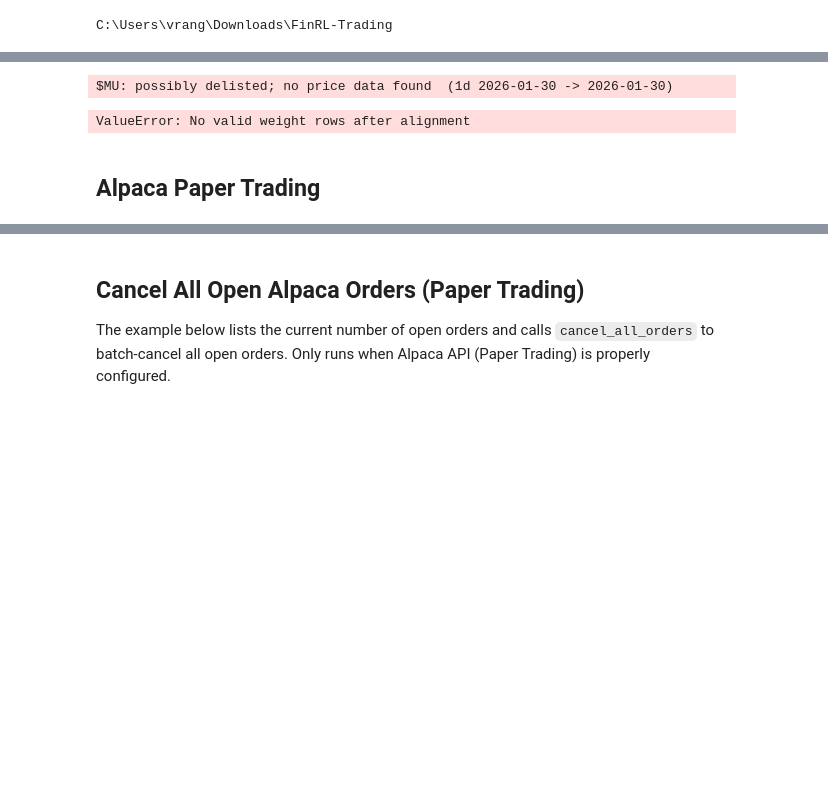
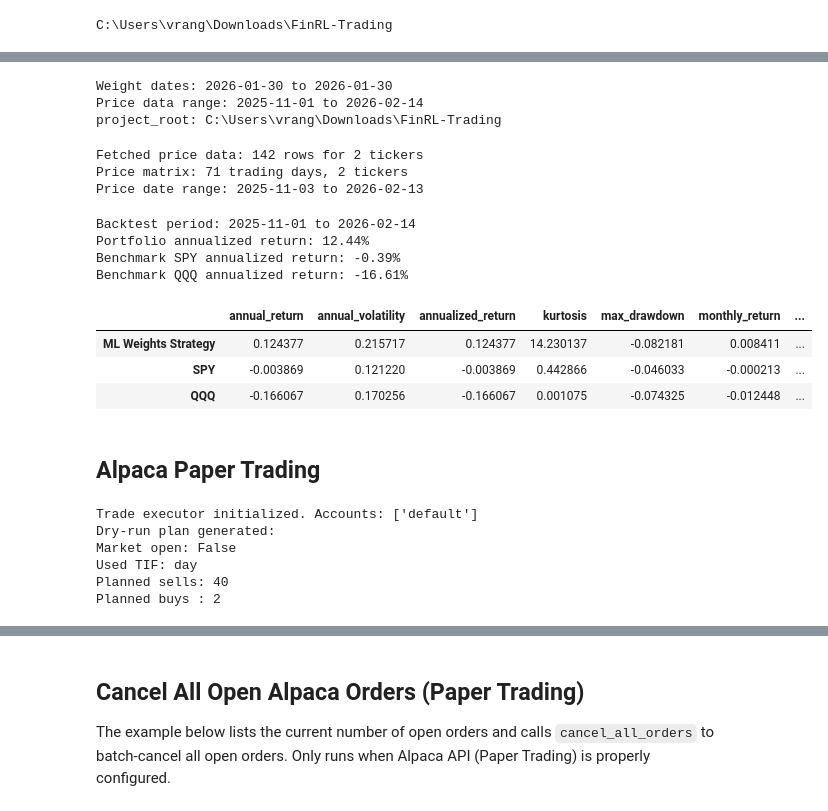
Before and after one commit to vrangayyan6/FinRL-Trading, a Jupyter notebook: examples/FinRL_Full_selection.ipynb, the cells around one changed output, grey strips where cells are left out. Drawn from its saved outputs; the diff is of its cells as text; code cells hidden in the pictures; blank space fills up the shorter version.

Commit message:
updated t_start , t_end, method nearest

```diff
--- a/examples/FinRL_Full_selection.ipynb
+++ b/examples/FinRL_Full_selection.ipynb
@@ -164,6 +194,7 @@ print(f"Saved weights to {out_path}")
 # %%
 # Backtest weights using the bt library and output metrics
 import pandas as pd
+from datetime import datetime, timedelta
 from src.backtest.backtest_engine import BacktestConfig, BacktestEngine
 from src.data.data_fetcher import fetch_price_data
 
@@ -188,8 +219,15 @@ weight_signals = weight_signals.loc[(weight_signals.sum(axis=1) > 0.0)]
 assert len(weight_signals) > 0, 'Weight matrix is empty — cannot run backtest'
 
 # Backtest time period
-t_start = weight_signals.index.min().strftime('%Y-%m-%d')
-t_end = (weight_signals.index.max()).strftime('%Y-%m-%d')
+# Extend start date 90 days before earliest weight and end date to today
+# so bt has enough price history and can align weight dates to trading days
+t_min = weight_signals.index.min()
+t_max = weight_signals.index.max()
+t_start = (t_min - timedelta(days=90)).strftime('%Y-%m-%d')
+t_end = datetime.now().strftime('%Y-%m-%d')
+
+print(f"Weight dates: {t_min.strftime('%Y-%m-%d')} to {t_max.strftime('%Y-%m-%d')}")
+print(f"Price data range: {t_start} to {t_end}")
 
 cfg = BacktestConfig(
     start_date=t_start,
@@ -202,16 +240,28 @@ cfg = BacktestConfig(
 tickers_bt = weight_signals.columns.tolist()
 prices_long = fetch_price_data(tickers_bt, cfg.start_date, cfg.end_date, preferred_source='YAHOO')
 
+if prices_long is None or len(prices_long) == 0:
+    raise ValueError(f'No price data fetched for {len(tickers_bt)} tickers between {t_start} and {t_end}')
+print(f"Fetched price data: {len(prices_long)} rows for {prices_long['gvkey'].nunique()} tickers")
+
 # Run backtest
 engine = BacktestEngine(cfg)
 price_data_bt = engine._prepare_price_data_for_bt(prices_long)
+print(f"Price matrix: {price_data_bt.shape[0]} trading days, {price_data_bt.shape[1]} tickers")
+print(f"Price date range: {price_data_bt.index.min().strftime('%Y-%m-%d')} to {price_data_bt.index.max().strftime('%Y-%m-%d')}")
 
-# Align weight dates to trading days and normalize
+# Align weight dates to nearest available trading day
+# Use 'nearest' so weights snap to the closest trading day in the price data
 from pandas import DataFrame
 common_cols = [c for c in weight_signals.columns if c in price_data_bt.columns]
+if len(common_cols) == 0:
+    raise ValueError(
+        f'No overlapping tickers between weights ({list(weight_signals.columns[:5])}) '
+        f'and prices ({list(price_data_bt.columns[:5])})'
+    )
 weight_signals = weight_signals[common_cols]
 trading_index = price_data_bt.index
-pos = trading_index.get_indexer(weight_signals.index, method='bfill')
+pos = trading_index.get_indexer(weight_signals.index, method='nearest')
 mask = pos != -1
 weight_signals = weight_signals.iloc[mask]
 weight_signals.index = trading_index[pos[mask]]
@@ -219,35 +269,47 @@ weight_signals.index = trading_index[pos[mask]]
 # Remove stocks with no price on each date and normalize
 aligned = []
 for dt, row in weight_signals.iterrows():
     prices_today = price_data_bt.loc[dt, row.index]
     valid_cols = prices_today.dropna().index.tolist()
     if len(valid_cols) == 0:
         continue
     row_valid = row[valid_cols]
     s = row_valid.sum()
     if s <= 0:
         continue
     aligned.append((dt, (row_valid / s)))
 
 if aligned:
     weight_signals = DataFrame({dt: vec for dt, vec in aligned}).T.sort_index()
 else:
     raise ValueError('No valid weight rows after alignment')
 
 # Normalize rows again
 weight_signals = weight_signals.div(weight_signals.sum(axis=1), axis=0).fillna(0)
 
 result = engine.run_backtest('ML Weights Strategy', prices_long, weight_signals)
 print(f"Backtest period: {t_start} to {t_end}")
 print(f"Portfolio annualized return: {result.annualized_return:.2%}")
 for bm, ann in (result.benchmark_annualized or {}).items():
     print(f"Benchmark {bm} annualized return: {ann:.2%}")
 
 metrics_df = result.to_metrics_dataframe()
 metrics_df
 # %% [output]
-$MU: possibly delisted; no price data found  (1d 2026-01-30 -> 2026-01-30)
+Weight dates: 2026-01-30 to 2026-01-30
+Price data range: 2025-11-01 to 2026-02-14
+project_root: C:\Users\vrang\Downloads\FinRL-Trading
-ValueError: No valid weight rows after alignment
+Fetched price data: 142 rows for 2 tickers
+Price matrix: 71 trading days, 2 tickers
+Price date range: 2025-11-03 to 2026-02-13
+Backtest period: 2025-11-01 to 2026-02-14
+Portfolio annualized return: 12.44%
+Benchmark SPY annualized return: -0.39%
+Benchmark QQQ annualized return: -16.61%
+|  | annual_return | annual_volatility | annualized_return | kurtosis | max_drawdown | monthly_return | ... |
+| ML Weights Strategy | 0.124377 | 0.215717 | 0.124377 | 14.230137 | -0.082181 | 0.008411 | ... |
+| SPY | -0.003869 | 0.121220 | -0.003869 | 0.442866 | -0.046033 | -0.000213 | ... |
+| QQQ | -0.166067 | 0.170256 | -0.166067 | 0.001075 | -0.074325 | -0.012448 | ... |
 # %% [markdown]
 ## Alpaca Paper Trading
 # %%
@@ -261,7 +323,7 @@ try:
     executor = create_trade_executor_from_env()
     print("Trade executor initialized. Accounts:", executor.alpaca.get_available_accounts())
 
-    weights_path = out_path  # From ML stock selection cell
+    weights_path = 'data\ml_weights_today.csv'  # From ML stock selection cell
     # Use the weights from the previous cell, take the latest rebalance date
     df = pd.read_csv(weights_path)
     df['date'] = pd.to_datetime(df['date']).dt.date
@@ -293,6 +355,13 @@ try:
 except Exception as e:
     print('Alpaca initialization or execution failed:', e)
     print('To enable this cell, configure .env and refer to the Alpaca setup instructions in README.')
+# %% [output]
+Trade executor initialized. Accounts: ['default']
+Dry-run plan generated:
+Market open: False
+Used TIF: day
+Planned sells: 40
+Planned buys : 2
 # %%
 plan.get('orders_plan', {}).get('buy',  [])
 # %% [output]
```
Also changed, not shown: parts of 7 cells of this notebook, 1 other file.
